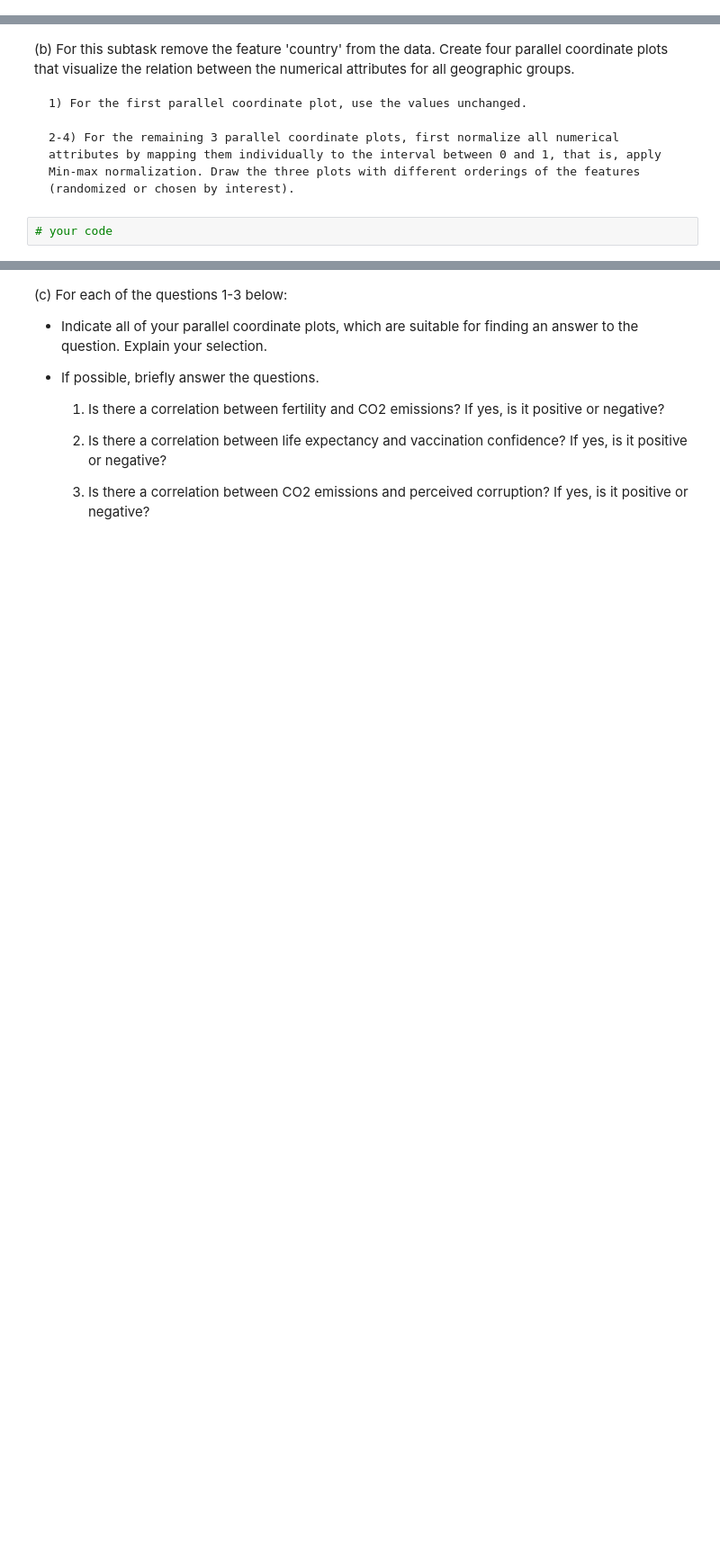
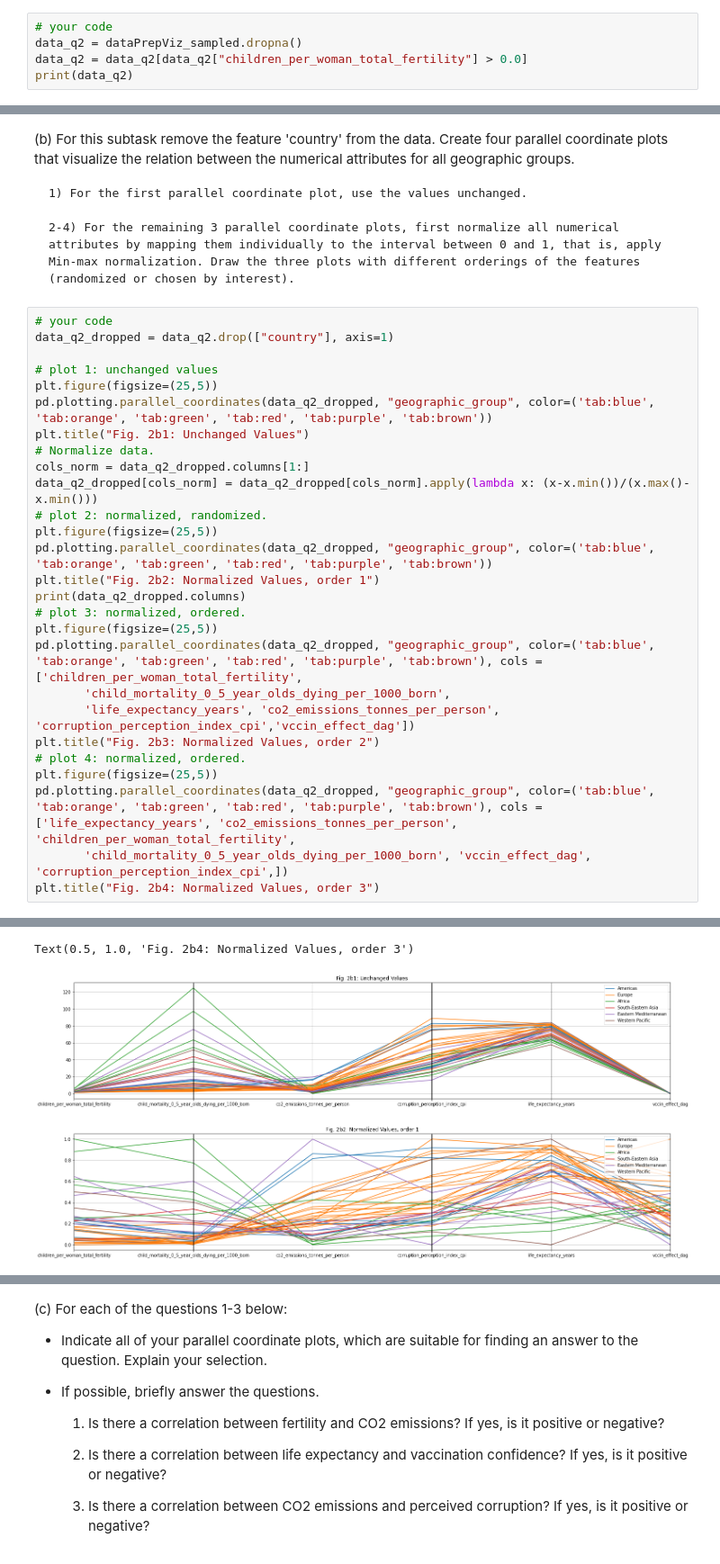
Before and after one commit to JohnGim/ids, a Jupyter notebook: a2/IDS_Assignment_2.ipynb, the cells around one changed output, grey strips where cells are left out. Shown at 90% size. Saved outputs shown, nothing was run; the diff lists cells and outputs as text; blank space fills up the shorter version.

```diff
--- a/a2/IDS_Assignment_2.ipynb
+++ b/a2/IDS_Assignment_2.ipynb
@@ -312,0 +313,5 @@ For this question, use the <b>dataPrepViz_sampled</b> dataset you created in Q1,
+# %%
+# your code
+data_q2 = dataPrepViz_sampled.dropna()
+data_q2 = data_q2[data_q2["children_per_woman_total_fertility"] > 0.0]
+print(data_q2)
@@ -316,5 +339,31 @@ For this question, use the <b>dataPrepViz_sampled</b> dataset you created in Q1,
     1) For the first parallel coordinate plot, use the values unchanged.
 
     2-4) For the remaining 3 parallel coordinate plots, first normalize all numerical attributes by mapping them individually to the interval between 0 and 1, that is, apply Min-max normalization. Draw the three plots with different orderings of the features (randomized or chosen by interest).
-# %%
-# your code
+# %%
+# your code
+data_q2_dropped = data_q2.drop(["country"], axis=1)
+
+# plot 1: unchanged values
+plt.figure(figsize=(25,5))
+pd.plotting.parallel_coordinates(data_q2_dropped, "geographic_group", color=('tab:blue', 'tab:orange', 'tab:green', 'tab:red', 'tab:purple', 'tab:brown'))
+plt.title("Fig. 2b1: Unchanged Values")
+# Normalize data.
+cols_norm = data_q2_dropped.columns[1:]
+data_q2_dropped[cols_norm] = data_q2_dropped[cols_norm].apply(lambda x: (x-x.min())/(x.max()-x.min()))
+# plot 2: normalized, randomized.
+plt.figure(figsize=(25,5))
+pd.plotting.parallel_coordinates(data_q2_dropped, "geographic_group", color=('tab:blue', 'tab:orange', 'tab:green', 'tab:red', 'tab:purple', 'tab:brown'))
+plt.title("Fig. 2b2: Normalized Values, order 1")
+print(data_q2_dropped.columns)
+# plot 3: normalized, ordered.
+plt.figure(figsize=(25,5))
+pd.plotting.parallel_coordinates(data_q2_dropped, "geographic_group", color=('tab:blue', 'tab:orange', 'tab:green', 'tab:red', 'tab:purple', 'tab:brown'), cols = ['children_per_woman_total_fertility',
+       'child_mortality_0_5_year_olds_dying_per_1000_born',
+       'life_expectancy_years', 'co2_emissions_tonnes_per_person', 'corruption_perception_index_cpi','vccin_effect_dag'])
+plt.title("Fig. 2b3: Normalized Values, order 2")
+# plot 4: normalized, ordered.
+plt.figure(figsize=(25,5))
+pd.plotting.parallel_coordinates(data_q2_dropped, "geographic_group", color=('tab:blue', 'tab:orange', 'tab:green', 'tab:red', 'tab:purple', 'tab:brown'), cols = ['life_expectancy_years', 'co2_emissions_tonnes_per_person', 'children_per_woman_total_fertility',
+       'child_mortality_0_5_year_olds_dying_per_1000_born', 'vccin_effect_dag', 'corruption_perception_index_cpi',])
+plt.title("Fig. 2b4: Normalized Values, order 3")
+# %% [output]
@@ -320,0 +375,3 @@ For this question, use the <b>dataPrepViz_sampled</b> dataset you created in Q1,
+Text(0.5, 1.0, 'Fig. 2b4: Normalized Values, order 3')
+[figure, added]
+[figure, added]
```
Also changed, not shown: parts of 16 cells of this notebook.
